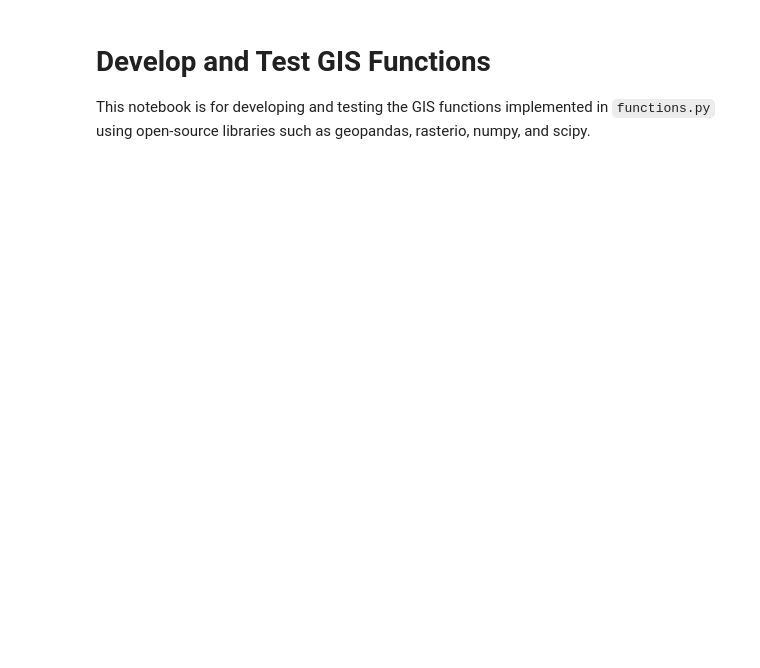
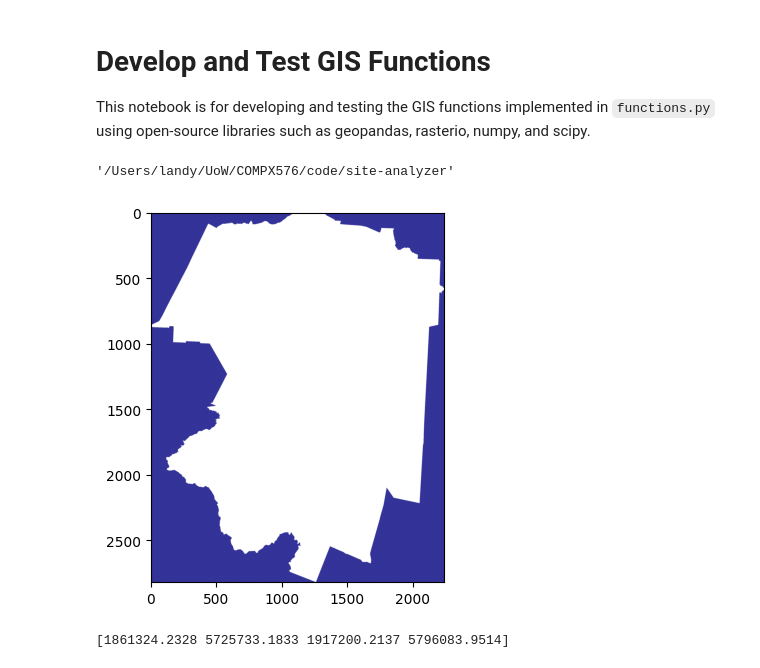
Before and after one commit to landyking/site-analyzer, a Jupyter notebook: experiments/gistest.ipynb, the cells around one changed output. Drawn from its saved outputs; the diff is of its cells as text; code cells hidden in the pictures; blank space fills up the shorter version.

Commit message:
Done `RPL_PolygonToRaster_conversion`

```diff
--- a/experiments/gistest.ipynb
+++ b/experiments/gistest.ipynb
@@ -24,6 +24,11 @@ cur_dir = os.path.abspath('.')
 if cur_dir not in sys.path:
     sys.path.append(cur_dir)  # Ensure current directory is in path
 sys.path
+
+root_dir = os.path.abspath(f"..")
+root_dir
+# %% [output]
+'/Users/landy/UoW/COMPX576/code/site-analyzer'
 # %%
 def RPL_Select_analysis(input_shp, output_shp, conditions_expression):
     """
@@ -127,3 +179,18 @@ def RPL_ExtractByMask(input_raster, mask_shapefile, output_raster):
+# %%
+district_shp=f'{root_dir}/output-data/district.shp'
+slope_in_district_raster = f'{root_dir}/output-data/slope-in-district.tif'
+district_raster=f'{root_dir}/output-data/district-raster.tif'
+RPL_PolygonToRaster_conversion(
+    input_shp=district_shp,
+    output_raster=district_raster,
+    template_raster=slope_in_district_raster
+)
+# %%
+src = rasterio.open(district_raster)
+pyplot.imshow(src.read(1), cmap='terrain')
+pyplot.show()
+# %% [output]
+[figure, added]
 # %%
 import rasterio
 from rasterio.mask import mask
@@ -146,3 +213,8 @@ RPL_ExtractByMask(temperature_raster, district_shp, temperature_in_district_rast
 src = rasterio.open(solar_in_district_raster)
 pyplot.imshow(src.read(1))
 pyplot.show()
+# %%
+gdf = gpd.read_file(district_shp)
+print(gdf.total_bounds)
+# %% [output]
+[1861324.2328 5725733.1833 1917200.2137 5796083.9514]
```
Also changed, not shown: parts of 9 cells of this notebook, 1 other file.
